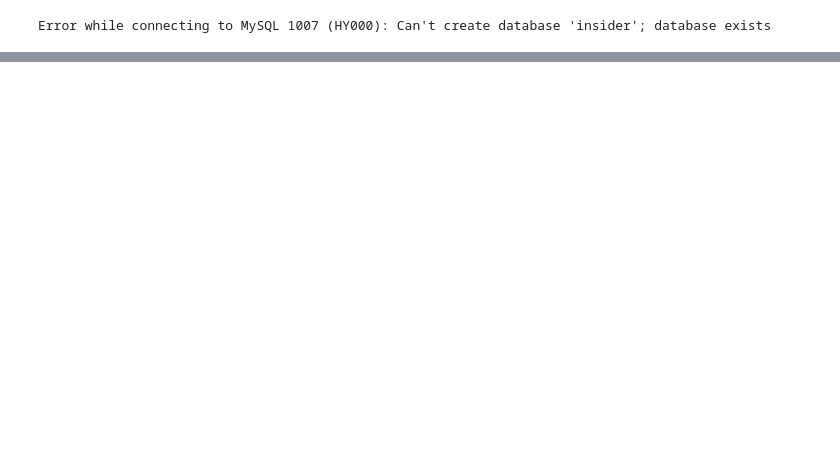
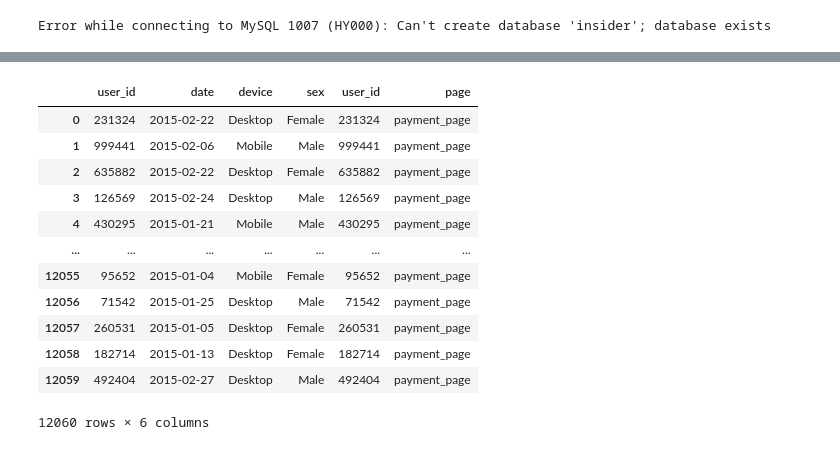
Before and after one commit to rylewww/Sales-Funnel-Analysis, a Jupyter notebook: Assessment-RL.ipynb, the cells around one changed output, grey strips where cells are left out. Saved outputs shown, nothing was run; the diff lists cells and outputs as text; code cells hidden in the pictures; blank space fills up the shorter version.

```diff
--- a/Assessment-RL.ipynb
+++ b/Assessment-RL.ipynb
@@ -73,0 +150,16 @@ NotSupportedError: Authentication plugin 'caching_sha2_password' is not supporte
+# %%
+pd.read_sql('SELECT * FROM Users JOIN Payment_Page on Users.user_id = Payment_Page.user_id', engine)
+# %% [output]
+|  | user_id | date | device | sex | user_id | page |
+| 0 | 231324 | 2015-02-22 | Desktop | Female | 231324 | payment_page |
+| 1 | 999441 | 2015-02-06 | Mobile | Male | 999441 | payment_page |
+| 2 | 635882 | 2015-02-22 | Desktop | Female | 635882 | payment_page |
+| 3 | 126569 | 2015-02-24 | Desktop | Male | 126569 | payment_page |
+| 4 | 430295 | 2015-01-21 | Mobile | Male | 430295 | payment_page |
+| ... | ... | ... | ... | ... | ... | ... |
+| 12055 | 95652 | 2015-01-04 | Mobile | Female | 95652 | payment_page |
+| 12056 | 71542 | 2015-01-25 | Desktop | Male | 71542 | payment_page |
+| 12057 | 260531 | 2015-01-05 | Desktop | Female | 260531 | payment_page |
+| 12058 | 182714 | 2015-01-13 | Desktop | Female | 182714 | payment_page |
+| 12059 | 492404 | 2015-02-27 | Desktop | Male | 492404 | payment_page |
+12060 rows × 6 columns
```
Also changed, not shown: parts of 26 cells of this notebook.
